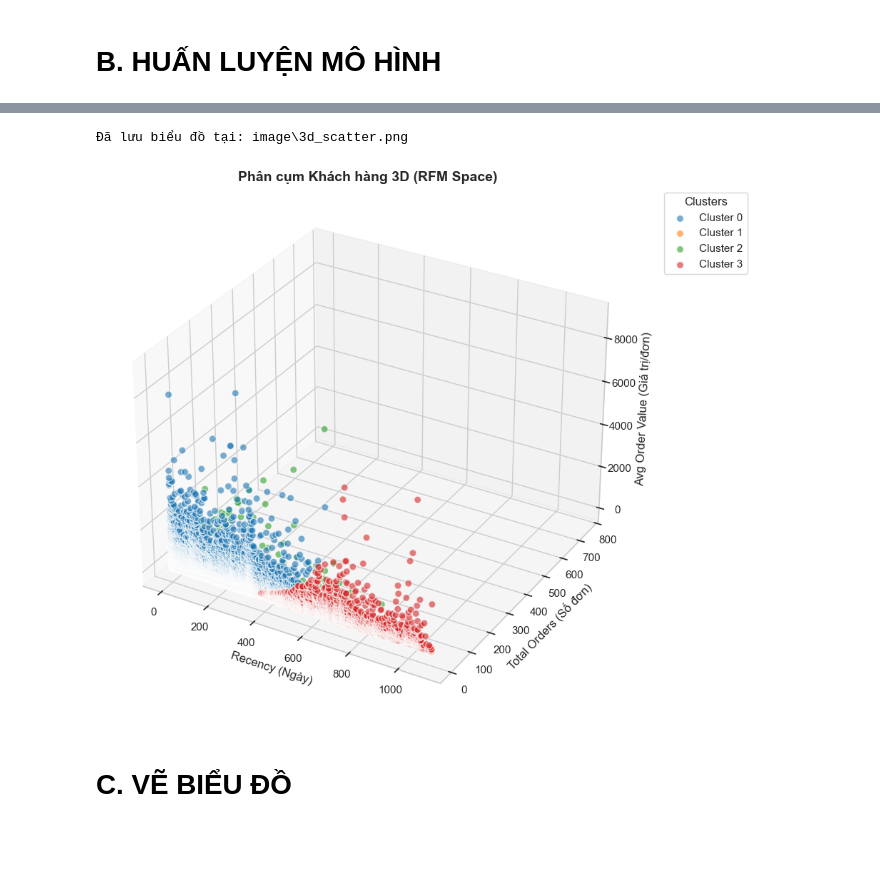
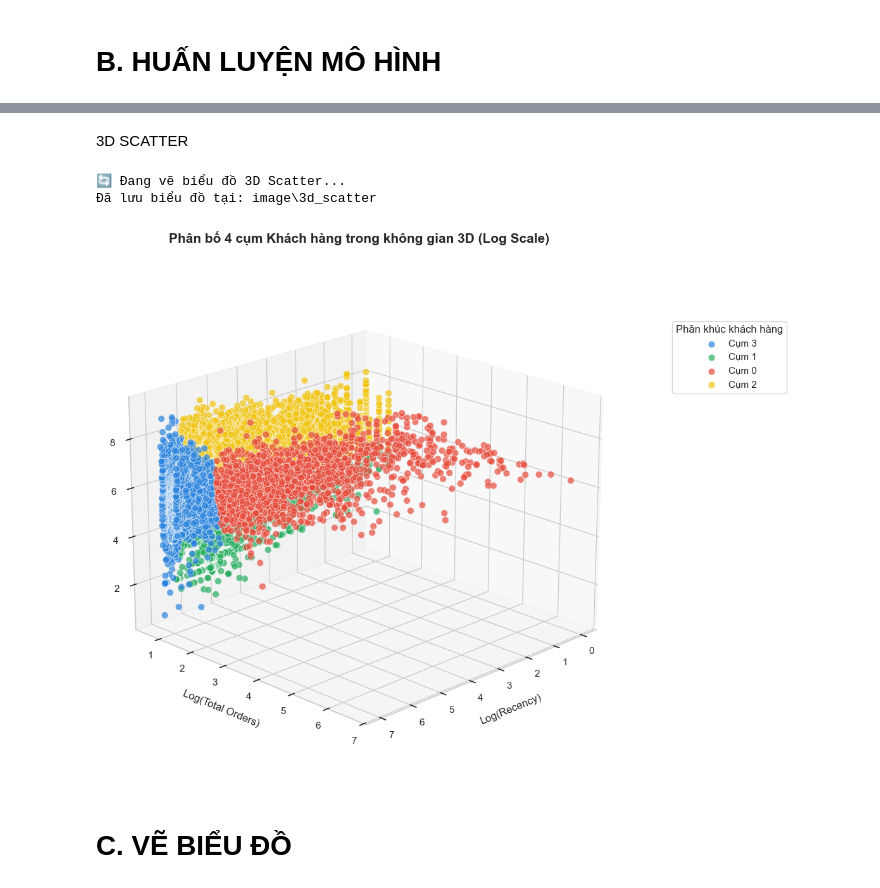
Before and after one commit to tinletrongCS/Data-mining, a Jupyter notebook: train.ipynb, the cells around one changed output, grey strips where cells are left out. Cells and saved outputs as stored; diff of their text form; code cells hidden in the pictures; blank space fills up the shorter version.

Commit message:
update clustering

```diff
--- a/train.ipynb
+++ b/train.ipynb
@@ -98,8 +55,14 @@ Passing `palette` without assigning `hue` is deprecated and will be removed in v
-# %%
-plot_rfm_3d_scatter(df_clustered, save_path="image\\3d_scatter.png")
-# %% [output]
-Đã lưu biểu đồ tại: image\3d_scatter.png
-[figure, removed]
+# %% [markdown]
+3D SCATTER
+# %%
+segmentation = KMeansSegmentation(df_users)
+df_clustered = segmentation.train(n_clusters=4)
+df_profile = segmentation.profile_clusters()
+plot_rfm_3d_scatter(df_clustered, "image\\3d_scatter")
+# %% [output]
+🔄 Đang vẽ biểu đồ 3D Scatter...
+Đã lưu biểu đồ tại: image\3d_scatter
+[figure, added]
 # %% [markdown]
 # C. VẼ BIỂU ĐỒ
 # %%
```
Also changed, not shown: parts of 11 cells of this notebook, 8 other files.
